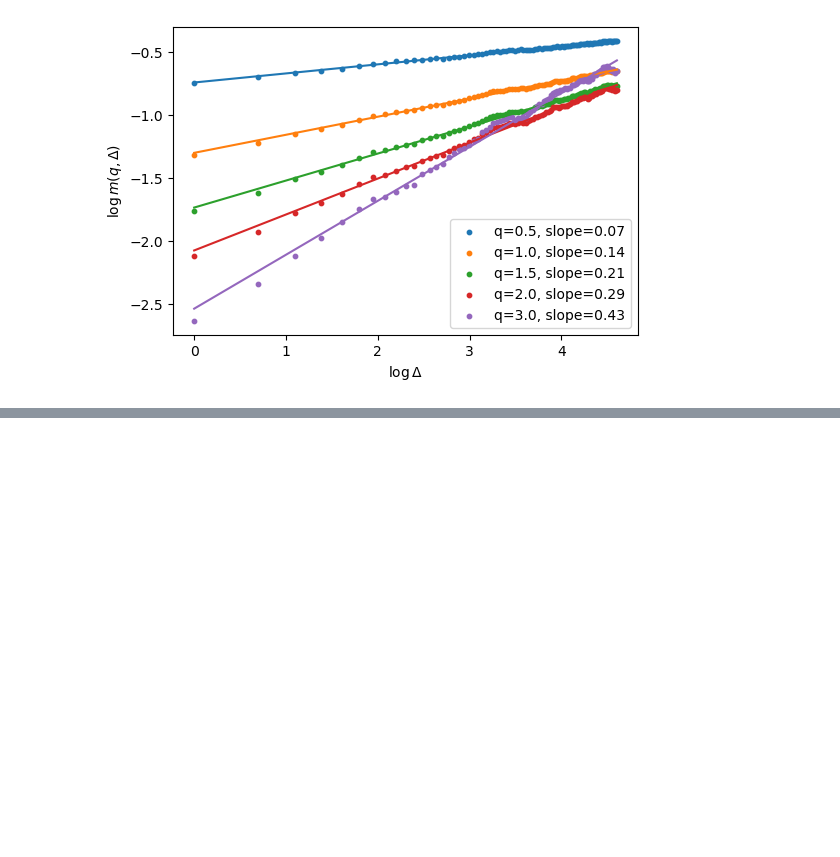
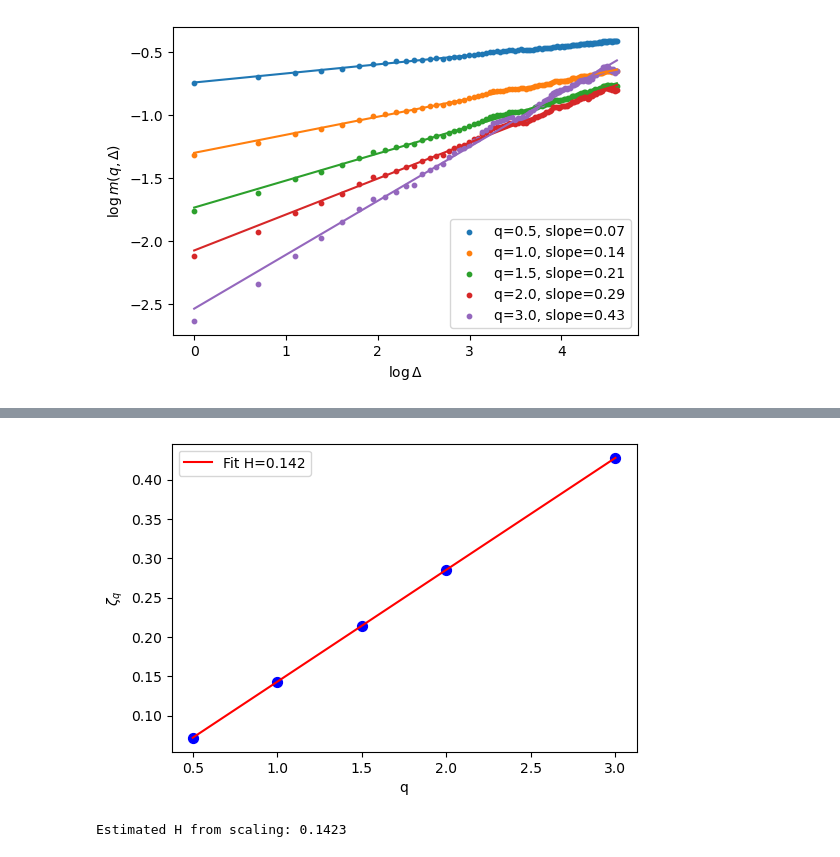
Before and after one commit to tanmoy456/Rough-Volatility, a Jupyter notebook: rough.ipynb, the cells around one changed output, grey strips where cells are left out. Cells and saved outputs as stored; diff of their text form; code cells hidden in the pictures; blank space fills up the shorter version.

```diff
--- a/rough.ipynb
+++ b/rough.ipynb
@@ -163,0 +179,24 @@ plt.show()
+# %%
+### MONOFRACTAL SCALING CHECK
+##--------------------------
+
+plt.figure(figsize=(6,4))
+plt.scatter(qs, zeta_q, color='blue', s=50)
+
+slope_h, intercept_h, _, _, _ = stats.linregress(qs, zeta_q)
+
+plt.plot(qs, [slope_h * x + intercept_h for x in qs], 'r-', label=f'Fit H={slope_h:.3f}')
+# plt.title(r'Scaling of $\zeta_q$ with $q$')
+plt.xlabel('q')
+plt.ylabel(r'$\zeta_q$')
+plt.legend()
+
+plt.savefig(f"{dir}/fig_3.png", dpi=200, bbox_inches='tight',
+            pad_inches=0.1, facecolor='white', edgecolor='none')
+
+plt.show()
+
+print(f"Estimated H from scaling: {slope_h:.4f}")
+# %% [output]
+[figure, added]
+Estimated H from scaling: 0.1423
```
Also changed, not shown: parts of 2 cells of this notebook, 1 other file.
